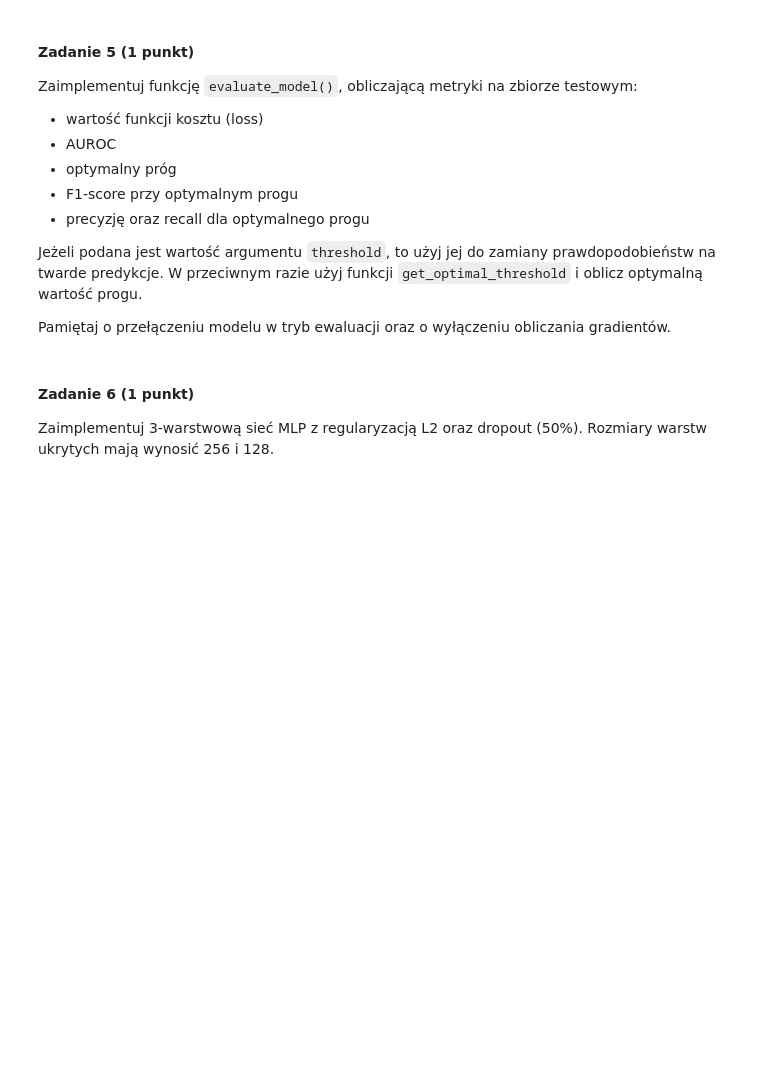
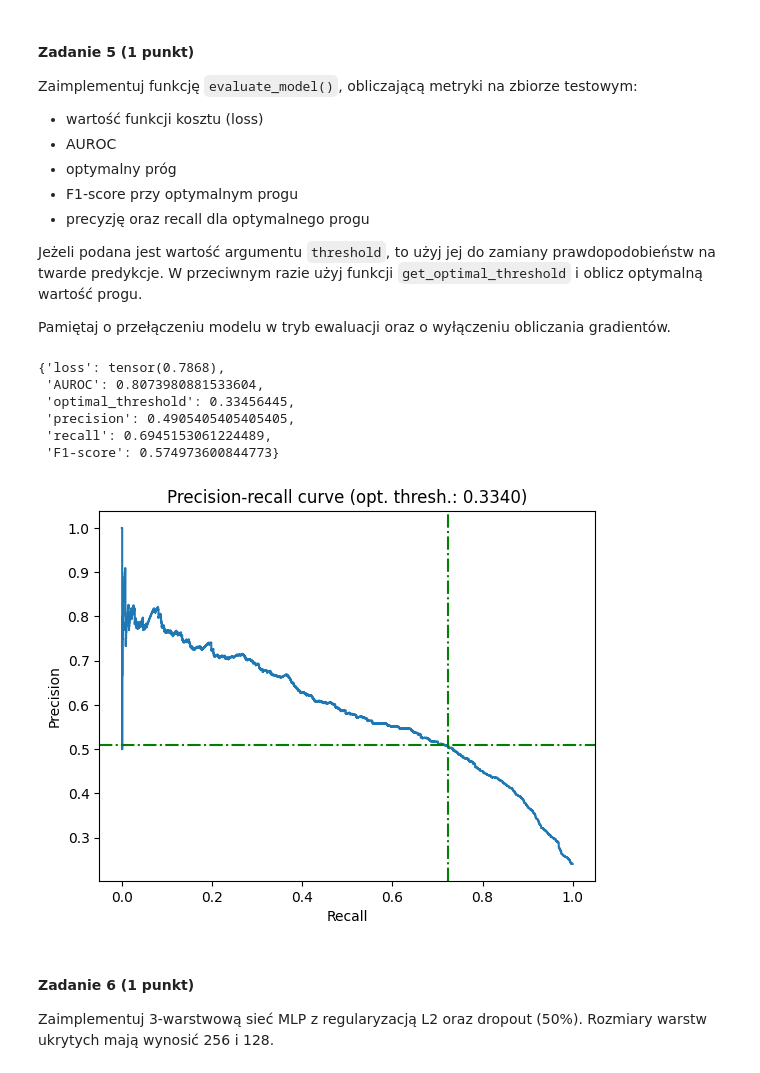
Before and after one commit to Wajktor13/ai-lab, a Jupyter notebook: lab3/lab_3.ipynb, the cells around one changed output. Saved outputs shown, nothing was run; the diff lists cells and outputs as text; code cells hidden in the pictures; blank space fills up the shorter version.

```diff
--- a/lab3/lab_3.ipynb
+++ b/lab3/lab_3.ipynb
@@ -715,19 +719,22 @@ Przydatne klasy:
 - `nn.ReLU`
 # %%
 from torch import sigmoid
+
 
 class MLP(nn.Module):
     def __init__(self, input_size: int):
         super().__init__()
 
-        # implement me!
-        raise NotImplementedError
-        self.mlp = ???
+        self.mlp = nn.Sequential(
+            nn.Linear(input_size, 256),
+            nn.ReLU(),
+            nn.Linear(256, 128),
+            nn.ReLU(),
+            nn.Linear(128, 1)
+        )
 
     def forward(self, x):
-        # implement me!
-        raise NotImplementedError
-        return ???
+        return self.mlp(x)
 
     def predict_proba(self, x):
         return sigmoid(self(x))
@@ -833,6 +860,22 @@ def evaluate_model(
         "F1-score": f1,
     }
     return results
+# %%
+evaluate_model(model, X_test, y_test, loss_fn)
+# %% [output]
+{'loss': tensor(0.7868),
+ 'AUROC': 0.8073980881533604,
+ 'optimal_threshold': 0.33456445,
+ 'precision': 0.4905405405405405,
+ 'recall': 0.6945153061224489,
+ 'F1-score': 0.574973600844773}
+# %%
+model.eval()
+with torch.no_grad():
+    y_pred_valid_score = model.predict_proba(X_valid)
+plot_precision_recall_curve(y_valid, y_pred_valid_score)
+# %% [output]
+[figure, added]
 # %% [markdown]
 #### Zadanie 6 (1 punkt)
 
```
Also changed, not shown: parts of 28 cells of this notebook.
